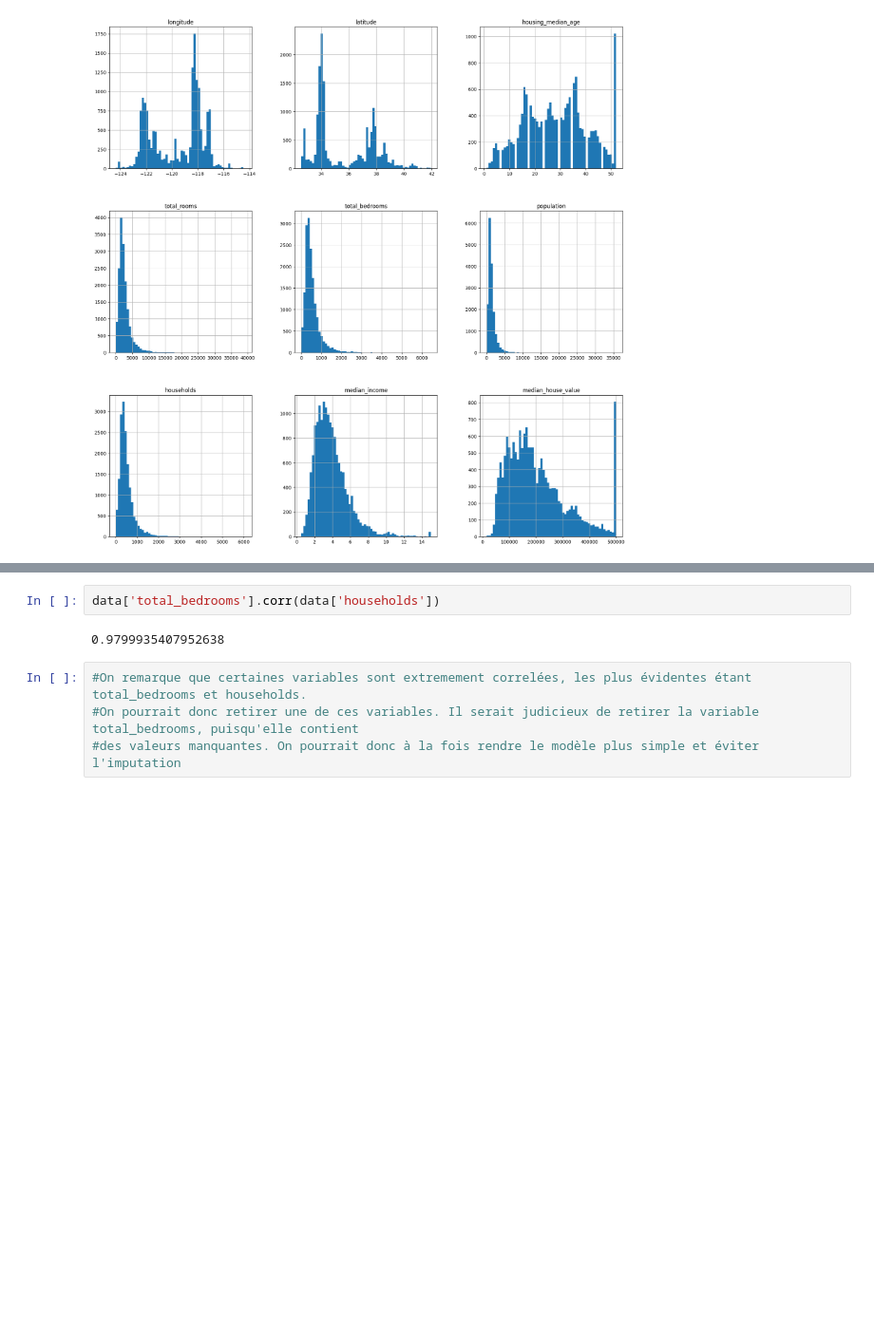
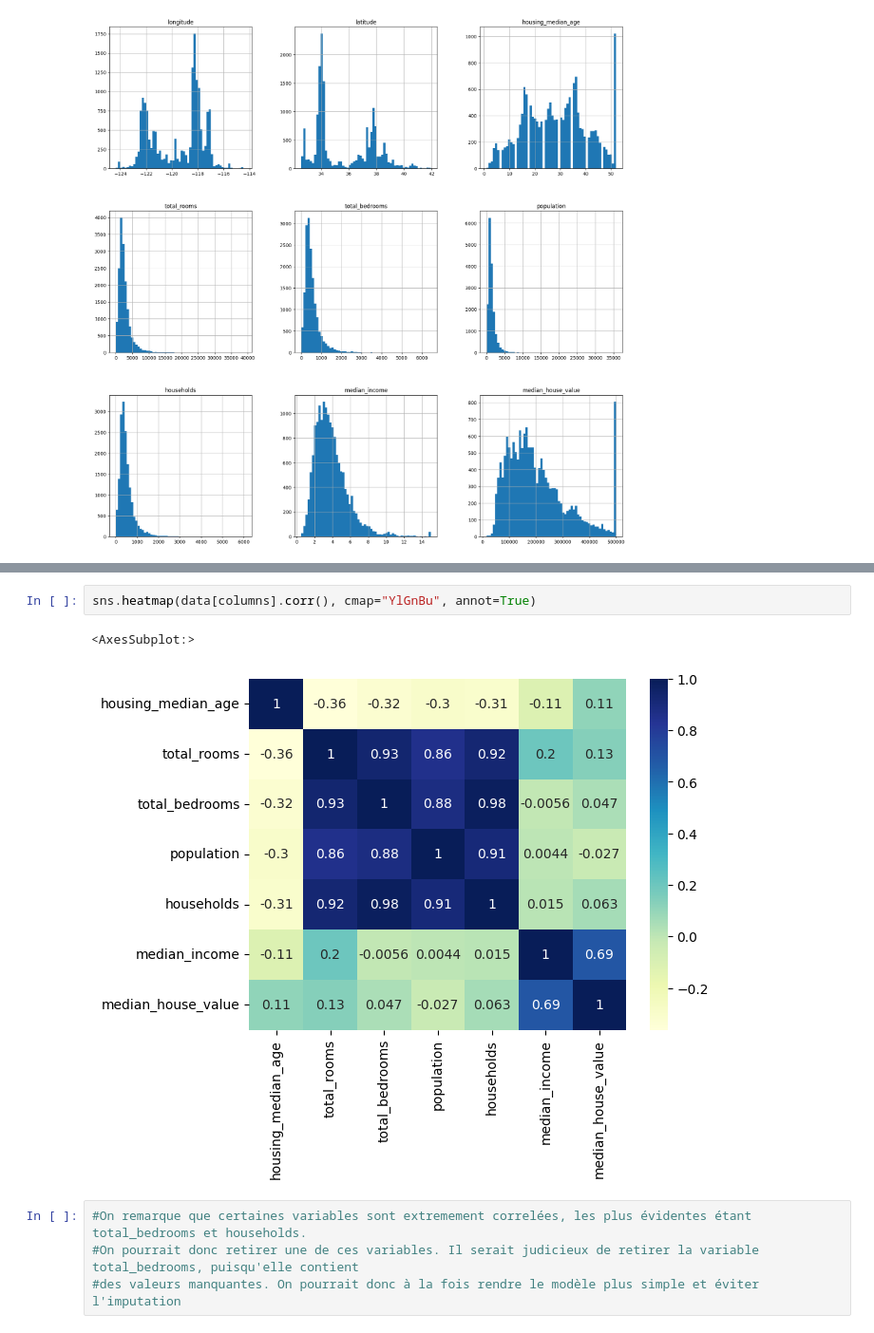
Before and after one commit to TristanLeMoyec/Projet-Immo, a Jupyter notebook: notebook_EDA.ipynb, the cells around one changed output, grey strips where cells are left out. Shown at 95% size. Drawn from its saved outputs; the diff is of its cells as text; blank space fills up the shorter version.

```diff
--- a/notebook_EDA.ipynb
+++ b/notebook_EDA.ipynb
@@ -239,7 +253,8 @@ g.legend.set_bbox_to_anchor((.61,.6))
-# %%
-data['total_bedrooms'].corr(data['households'])
-# %% [output]
-0.9799935407952638
+# %%
+sns.heatmap(data[columns].corr(), cmap="YlGnBu", annot=True)
+# %% [output]
+<AxesSubplot:>
+[figure, added]
 # %%
 #On remarque que certaines variables sont extremement correlées, les plus évidentes étant total_bedrooms et households.
 #On pourrait donc retirer une de ces variables. Il serait judicieux de retirer la variable total_bedrooms, puisqu'elle contient
```
Also changed, not shown: parts of 46 cells of this notebook.
